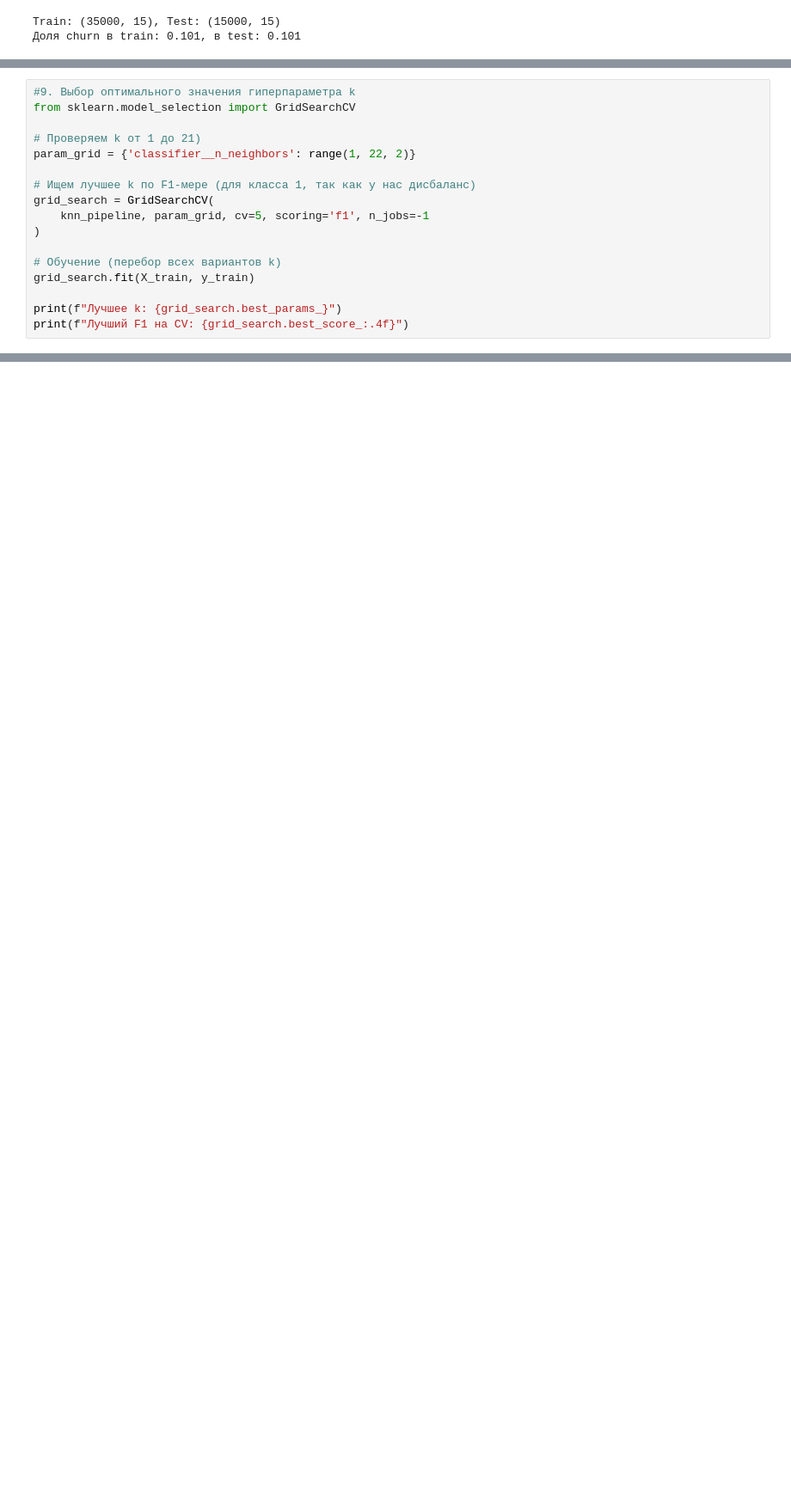
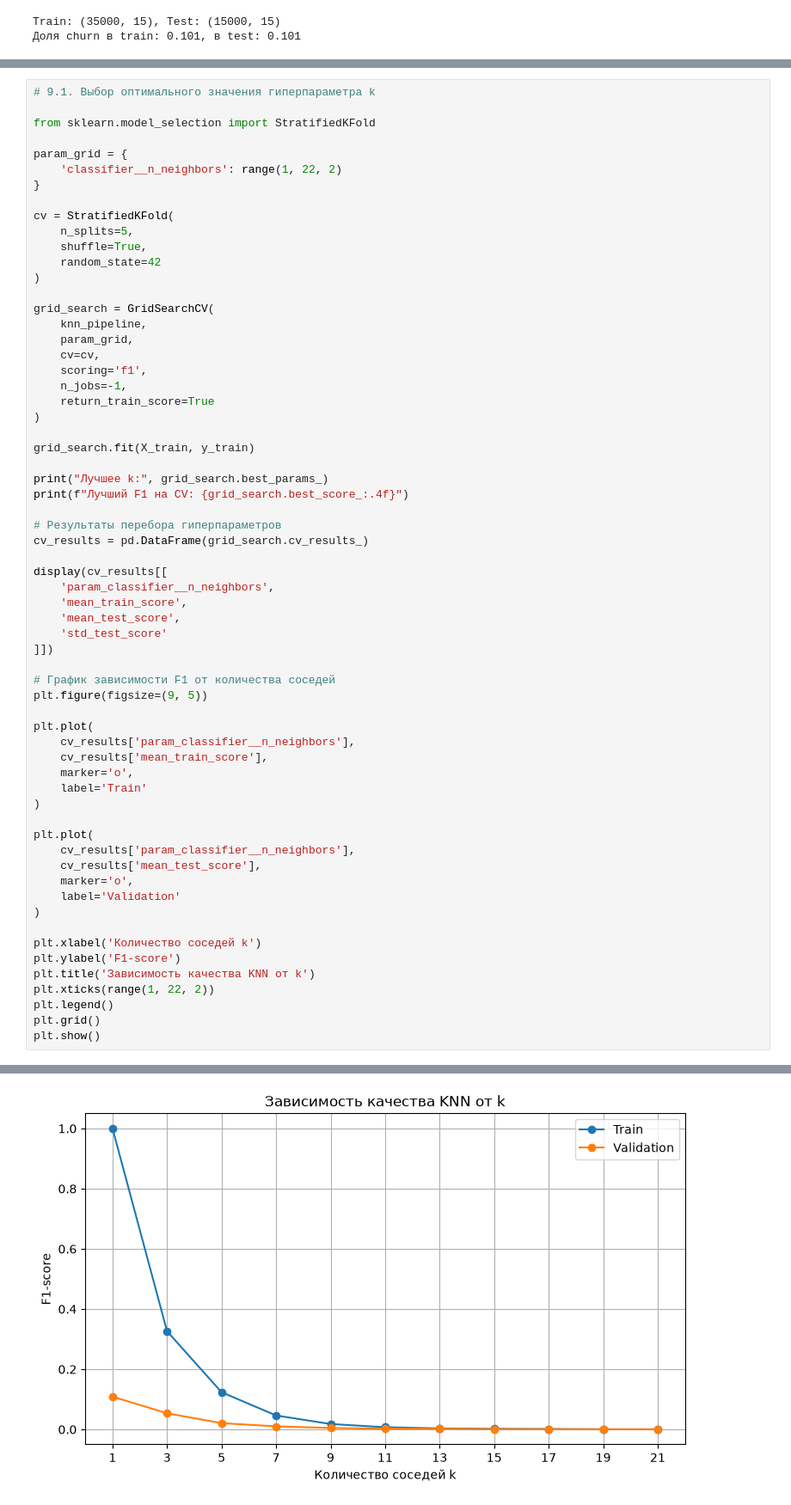
Before and after one commit to SonyaMorozova/ML_2026, a Jupyter notebook: ML_HW_3.ipynb, the cells around one changed output, grey strips where cells are left out. Shown at 86% size. Drawn from its saved outputs; the diff is of its cells as text; blank space fills up the shorter version.

```diff
--- a/ML_HW_3.ipynb
+++ b/ML_HW_3.ipynb
@@ -133,21 +371,67 @@ knn_pipeline = Pipeline(steps=[
     ('classifier', KNeighborsClassifier())
 ])
 # %%
-#9. Выбор оптимального значения гиперпараметра k
-from sklearn.model_selection import GridSearchCV
+# 9.1. Выбор оптимального значения гиперпараметра k
 
-# Проверяем k от 1 до 21)
-param_grid = {'classifier__n_neighbors': range(1, 22, 2)}
+from sklearn.model_selection import StratifiedKFold
 
-# Ищем лучшее k по F1-мере (для класса 1, так как у нас дисбаланс)
-grid_search = GridSearchCV(
-    knn_pipeline, param_grid, cv=5, scoring='f1', n_jobs=-1
+param_grid = {
+    'classifier__n_neighbors': range(1, 22, 2)
+}
+
+cv = StratifiedKFold(
+    n_splits=5,
+    shuffle=True,
+    random_state=42
 )
 
-# Обучение (перебор всех вариантов k)
+grid_search = GridSearchCV(
+    knn_pipeline,
+    param_grid,
+    cv=cv,
+    scoring='f1',
+    n_jobs=-1,
+    return_train_score=True
+)
+
 grid_search.fit(X_train, y_train)
 
-print(f"Лучшее k: {grid_search.best_params_}")
+print("Лучшее k:", grid_search.best_params_)
 print(f"Лучший F1 на CV: {grid_search.best_score_:.4f}")
+
+# Результаты перебора гиперпараметров
+cv_results = pd.DataFrame(grid_search.cv_results_)
+
+display(cv_results[[
+    'param_classifier__n_neighbors',
+    'mean_train_score',
+    'mean_test_score',
+    'std_test_score'
+]])
+
+# График зависимости F1 от количества соседей
+plt.figure(figsize=(9, 5))
+
+plt.plot(
+    cv_results['param_classifier__n_neighbors'],
+    cv_results['mean_train_score'],
+    marker='o',
+    label='Train'
+)
+
+plt.plot(
+    cv_results['param_classifier__n_neighbors'],
+    cv_results['mean_test_score'],
+    marker='o',
+    label='Validation'
+)
+
+plt.xlabel('Количество соседей k')
+plt.ylabel('F1-score')
+plt.title('Зависимость качества KNN от k')
+plt.xticks(range(1, 22, 2))
+plt.legend()
+plt.grid()
+plt.show()
 # %% [output]
 Лучшее k: {'classifier__n_neighbors': 1}
@@ -154,0 +451 @@ print(f"Лучший F1 на CV: {grid_search.best_score_:.4f}")
+[figure, added]
```
Also changed, not shown: parts of 22 cells of this notebook, 1 other file.
